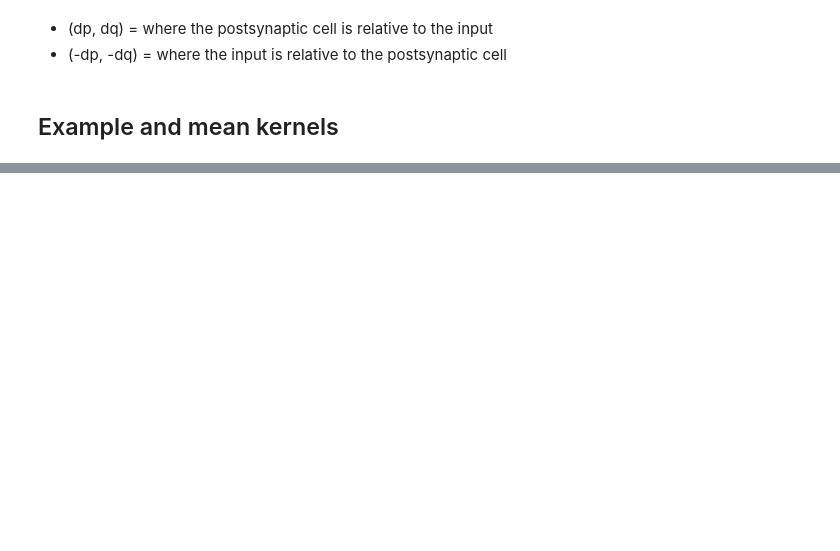
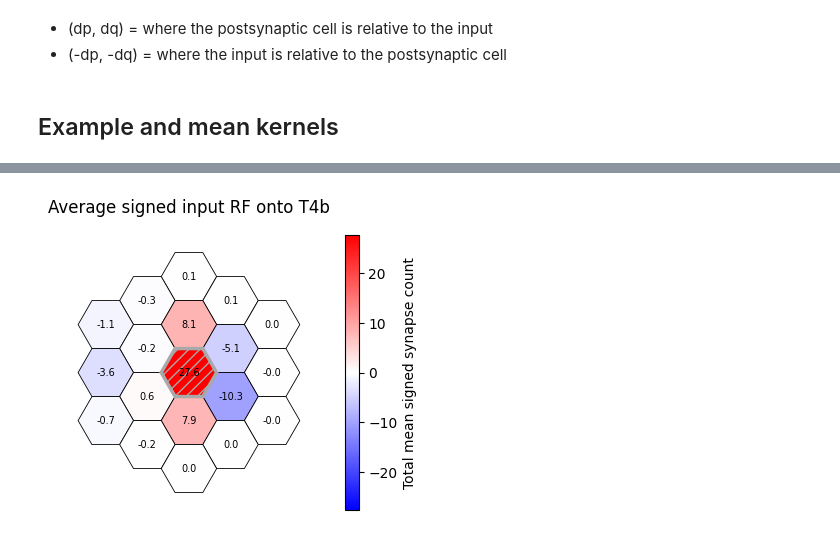
Before and after one commit to Fitzgerald-Lab-NU/connectome_analysis, a Jupyter notebook: visualize_kernels.ipynb, the cells around one changed output, grey strips where cells are left out. Drawn from its saved outputs; the diff is of its cells as text; code cells hidden in the pictures; blank space fills up the shorter version.

```diff
--- a/visualize_kernels.ipynb
+++ b/visualize_kernels.ipynb
@@ -534,0 +551,61 @@ plt.show()
+# %%
+# Use either all input types, or the thresholded/sorted input_types from above
+types_to_include = input_types  # thresholded list
+# types_to_include = list(kernels.keys())  # all presynaptic types
+
+avg_rf = (
+    pd.concat(
+        [
+            kernels[pre_type][["dp", "dq", value_col]].assign(pre_cell_type=pre_type)
+            for pre_type in types_to_include
+        ],
+        ignore_index=True
+    )
+    .groupby(["dp", "dq"], as_index=False)
+    .agg(total_mean_signed_count=(value_col, "sum"))
+)
+
+from matplotlib.colors import TwoSlopeNorm
+
+rf_value_col = "total_mean_signed_count"
+
+vmax = np.nanmax(np.abs(avg_rf[rf_value_col]))
+
+norm = TwoSlopeNorm(
+    vmin=-vmax,
+    vcenter=0,
+    vmax=vmax
+)
+
+fig, ax = plt.subplots(figsize=(4, 4))
+
+plot_spatial_kernel_hex(
+    avg_rf,
+    value_col=rf_value_col,
+    radius=2,
+    cmap="bwr",
+    norm=norm,
+    ax=ax,
+    title=f"Average signed input RF onto {post_type}",
+    plot_labels=True,
+    use_input_relative_to_target=True,
+    mirror_x=True,
+    mirror_y=True,
+)
+
+ax.axis("off")
+
+sm = plt.cm.ScalarMappable(norm=norm, cmap=plt.get_cmap("bwr"))
+sm.set_array([])
+
+cbar = fig.colorbar(
+    sm,
+    ax=ax,
+    shrink=0.75,
+    label="Total mean signed synapse count"
+)
+
+plt.tight_layout()
+plt.show()
+# %% [output]
+[figure, added]
```
Also changed, not shown: parts of 9 cells of this notebook.
